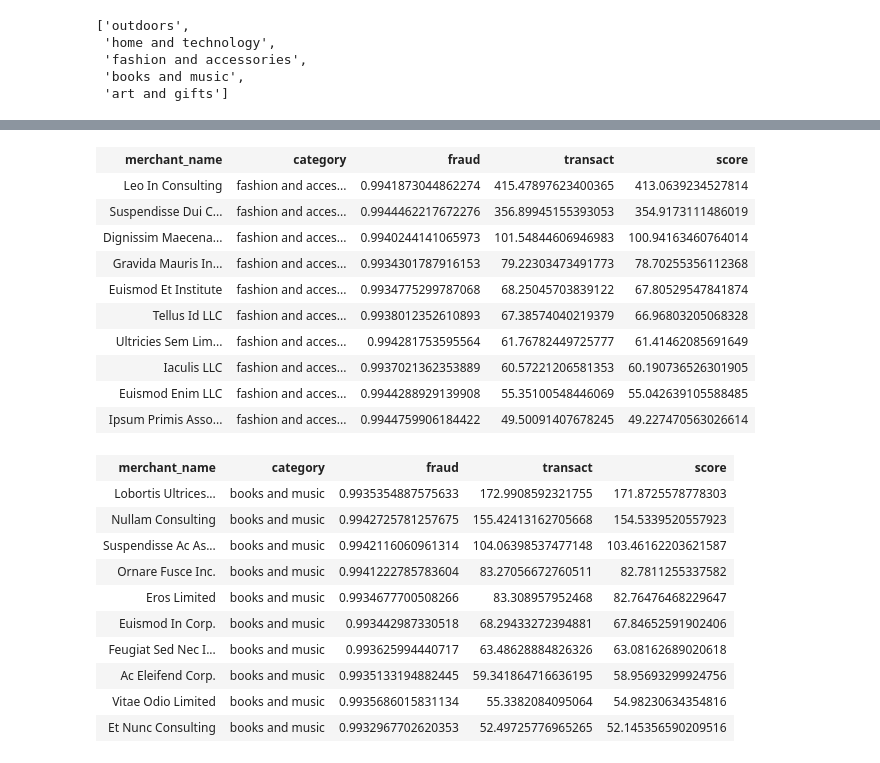
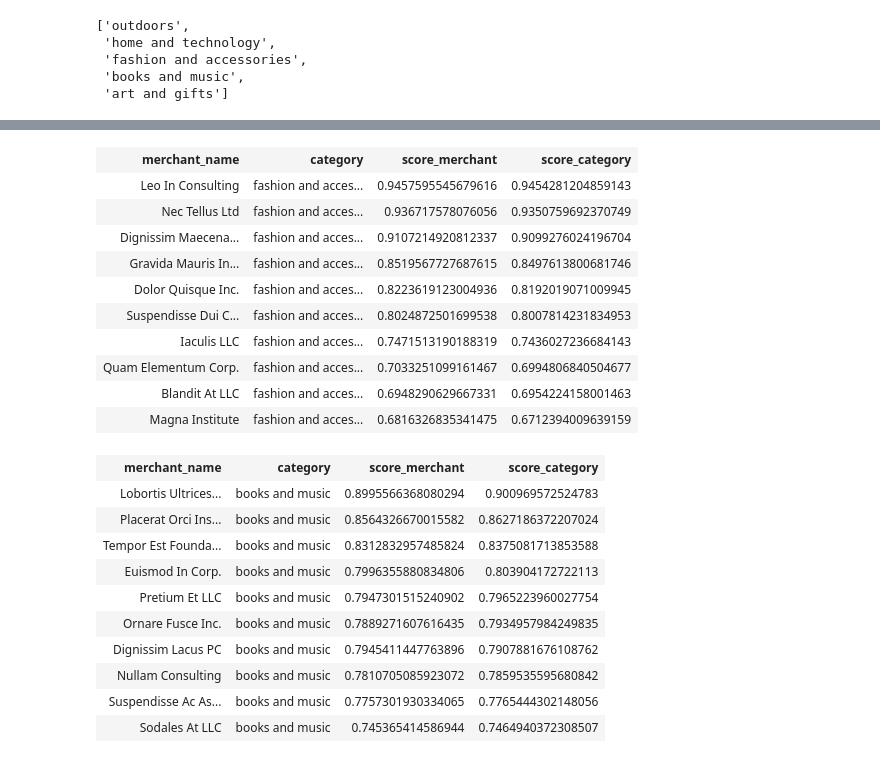
Before and after one commit to MAST30034-Applied-Data-Science/generic-buy-now-pay-later-project-group-27, a Jupyter notebook: notebooks/rank.ipynb, the cells around one changed output, grey strips where cells are left out. Drawn from its saved outputs; the diff is of its cells as text; code cells hidden in the pictures.

```diff
--- a/notebooks/rank.ipynb
+++ b/notebooks/rank.ipynb
@@ -83,0 +16,3 @@ only showing top 20 rows
+# %%
+
+score = spark.read.parquet("../data/curated/score_table")
@@ -83,0 +30,9 @@ only showing top 20 rows
+# %%
+rank = score.withColumn("score_merchant",
+        col("merchant_rev_score")*col("fraud_score")*0.7+
+        col("variance_score")*0.3 + col("trend_score")*0.2)
+rank = rank.withColumn("score_category",
+        col("category_rev_score")*col("fraud_score")*0.7+
+        col("variance_score")*0.3 + col("trend_score")*0.2)
+# %%
+rank = rank.select("merchant_name","category","score_merchant", "score_category").sort(desc("score_merchant"))
@@ -83,0 +43,2 @@ only showing top 20 rows
+# %%
+rank.sort(desc("score_merchant")).limit(100)
@@ -128,32 +109,32 @@ home.sort(desc("score"))
 only showing top 20 rows
 # %%
-fashion = join.filter(F.col("category") == "fashion and accessories")
-fashion.sort(desc("score")).limit(10)
+fashion = rank.filter(F.col("category") == "fashion and accessories")
+fashion.sort(desc("score_category")).limit(10)
 # %% [output]
-| merchant_name | category | fraud | transact | score |
-| Leo In Consulting | fashion and acces... | 0.9941873044862274 | 415.47897623400365 | 413.0639234527814 |
-| Suspendisse Dui C... | fashion and acces... | 0.9944462217672276 | 356.89945155393053 | 354.9173111486019 |
-| Dignissim Maecena... | fashion and acces... | 0.9940244141065973 | 101.54844606946983 | 100.94163460764014 |
-| Gravida Mauris In... | fashion and acces... | 0.9934301787916153 | 79.22303473491773 | 78.70255356112368 |
-| Euismod Et Institute | fashion and acces... | 0.9934775299787068 | 68.25045703839122 | 67.80529547841874 |
-| Tellus Id LLC | fashion and acces... | 0.9938012352610893 | 67.38574040219379 | 66.96803205068328 |
-| Ultricies Sem Lim... | fashion and acces... | 0.994281753595564 | 61.76782449725777 | 61.41462085691649 |
-| Iaculis LLC | fashion and acces... | 0.9937021362353889 | 60.57221206581353 | 60.190736526301905 |
-| Euismod Enim LLC | fashion and acces... | 0.9944288929139908 | 55.35100548446069 | 55.042639105588485 |
-| Ipsum Primis Asso... | fashion and acces... | 0.9944759906184422 | 49.50091407678245 | 49.227470563026614 |
+| merchant_name | category | score_merchant | score_category |
+| Leo In Consulting | fashion and acces... | 0.9457595545679616 | 0.9454281204859143 |
+| Nec Tellus Ltd | fashion and acces... | 0.936717578076056 | 0.9350759692370749 |
+| Dignissim Maecena... | fashion and acces... | 0.9107214920812337 | 0.9099276024196704 |
+| Gravida Mauris In... | fashion and acces... | 0.8519567727687615 | 0.8497613800681746 |
+| Dolor Quisque Inc. | fashion and acces... | 0.8223619123004936 | 0.8192019071009945 |
+| Suspendisse Dui C... | fashion and acces... | 0.8024872501699538 | 0.8007814231834953 |
+| Iaculis LLC | fashion and acces... | 0.7471513190188319 | 0.7436027236684143 |
+| Quam Elementum Corp. | fashion and acces... | 0.7033251099161467 | 0.6994806840504677 |
+| Blandit At LLC | fashion and acces... | 0.6948290629667331 | 0.6954224158001463 |
+| Magna Institute | fashion and acces... | 0.6816326835341475 | 0.6712394009639159 |
 # %%
-books = join.filter(F.col("category") == "books and music")
-books.sort(desc("score")).limit(10)
+books = rank.filter(F.col("category") == "books and music")
+books.sort(desc("score_category")).limit(10)
 # %% [output]
-| merchant_name | category | fraud | transact | score |
-| Lobortis Ultrices... | books and music | 0.9935354887575633 | 172.9908592321755 | 171.8725578778303 |
-| Nullam Consulting | books and music | 0.9942725781257675 | 155.42413162705668 | 154.5339520557923 |
-| Suspendisse Ac As... | books and music | 0.9942116060961314 | 104.06398537477148 | 103.46162203621587 |
-| Ornare Fusce Inc. | books and music | 0.9941222785783604 | 83.27056672760511 | 82.7811255337582 |
-| Eros Limited | books and music | 0.9934677700508266 | 83.308957952468 | 82.76476468229647 |
-| Euismod In Corp. | books and music | 0.993442987330518 | 68.29433272394881 | 67.84652591902406 |
-| Feugiat Sed Nec I... | books and music | 0.993625994440717 | 63.48628884826326 | 63.08162689020618 |
-| Ac Eleifend Corp. | books and music | 0.9935133194882445 | 59.341864716636195 | 58.95693299924756 |
-| Vitae Odio Limited | books and music | 0.9935686015831134 | 55.3382084095064 | 54.98230634354816 |
-| Et Nunc Consulting | books and music | 0.9932967702620353 | 52.49725776965265 | 52.145356590209516 |
+| merchant_name | category | score_merchant | score_category |
+| Lobortis Ultrices... | books and music | 0.8995566368080294 | 0.900969572524783 |
+| Placerat Orci Ins... | books and music | 0.8564326670015582 | 0.8627186372207024 |
+| Tempor Est Founda... | books and music | 0.8312832957485824 | 0.8375081713853588 |
+| Euismod In Corp. | books and music | 0.7996355880834806 | 0.803904172722113 |
+| Pretium Et LLC | books and music | 0.7947301515240902 | 0.7965223960027754 |
+| Ornare Fusce Inc. | books and music | 0.7889271607616435 | 0.7934957984249835 |
+| Dignissim Lacus PC | books and music | 0.7945411447763896 | 0.7907881676108762 |
+| Nullam Consulting | books and music | 0.7810705085923072 | 0.7859535595680842 |
+| Suspendisse Ac As... | books and music | 0.7757301930334065 | 0.7765444302148056 |
+| Sodales At LLC | books and music | 0.745365414586944 | 0.7464940372308507 |
 # %%
```
Also changed, not shown: parts of 14 cells of this notebook, 19 other files.
